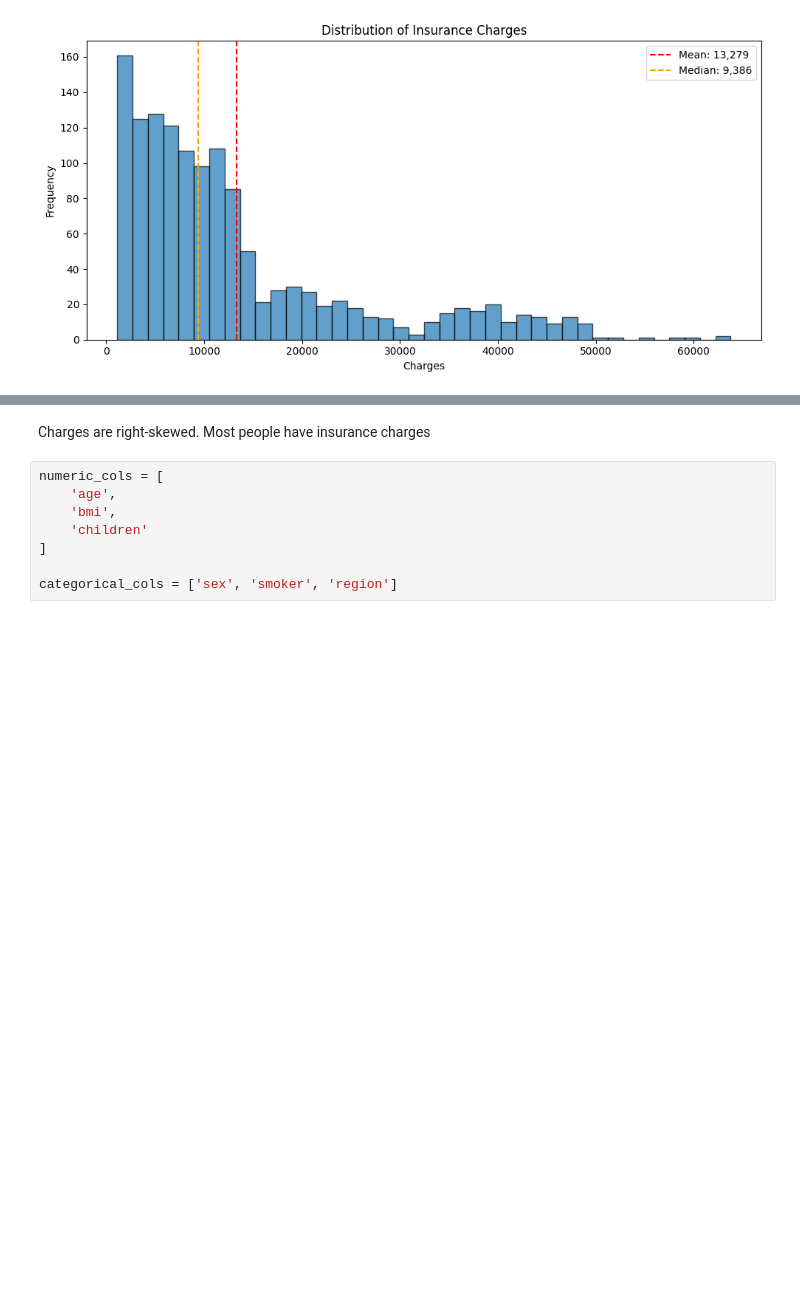
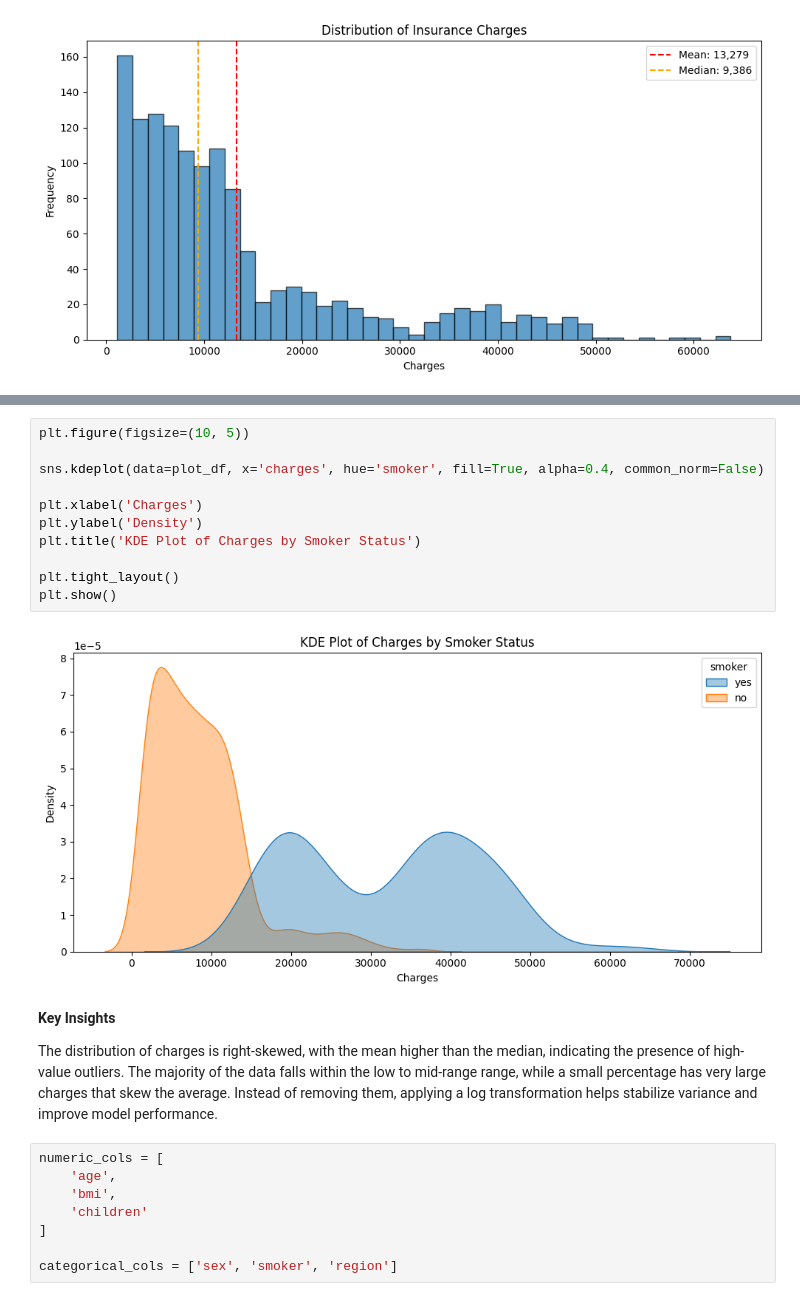
Before and after one commit to ameliacitradewi/Insurance-Cost-Prediction, a Jupyter notebook: code.ipynb, the cells around one changed output, grey strips where cells are left out. Saved outputs shown, nothing was run; the diff lists cells and outputs as text; blank space fills up the shorter version.

```diff
--- a/code.ipynb
+++ b/code.ipynb
@@ -388,5 +406,20 @@ plt.show()
+# %%
+plt.figure(figsize=(10, 5))
+
+sns.kdeplot(data=plot_df, x='charges', hue='smoker', fill=True, alpha=0.4, common_norm=False)
+
+plt.xlabel('Charges')
+plt.ylabel('Density')
+plt.title('KDE Plot of Charges by Smoker Status')
+
+plt.tight_layout()
+plt.show()
+# %% [output]
+[figure, added]
 # %% [markdown]
-Charges are right-skewed. Most people have insurance charges
+**Key Insights**
+
+The distribution of charges is right-skewed, with the mean higher than the median, indicating the presence of high-value outliers. The majority of the data falls within the low to mid-range range, while a small percentage has very large charges that skew the average. Instead of removing them, applying a log transformation helps stabilize variance and improve model performance.
 # %%
 numeric_cols = [
     'age',
```
Also changed, not shown: parts of 1 cell of this notebook.
